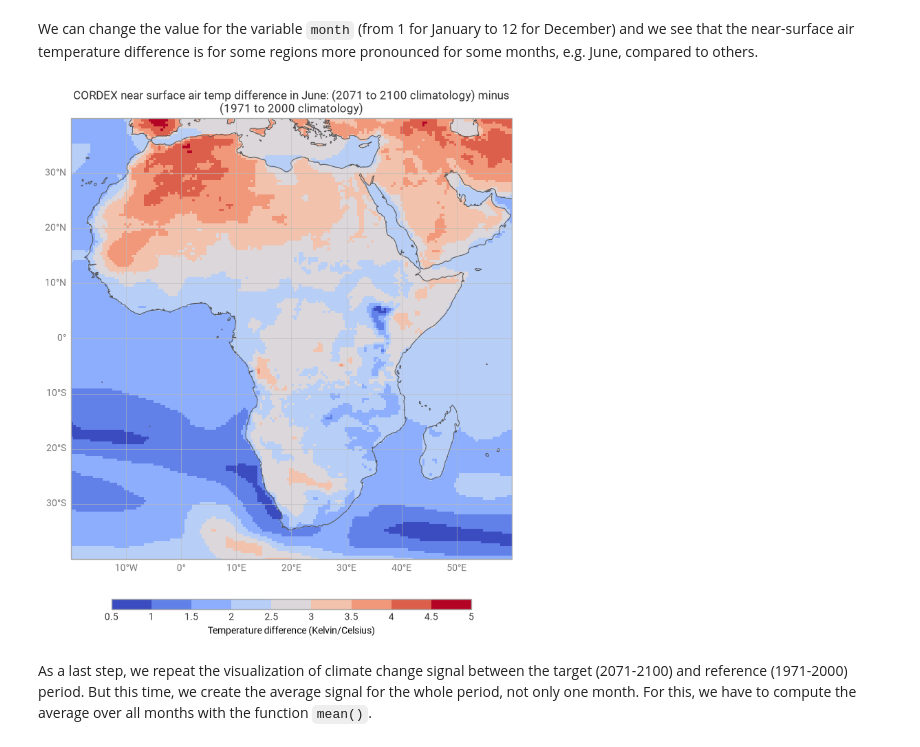
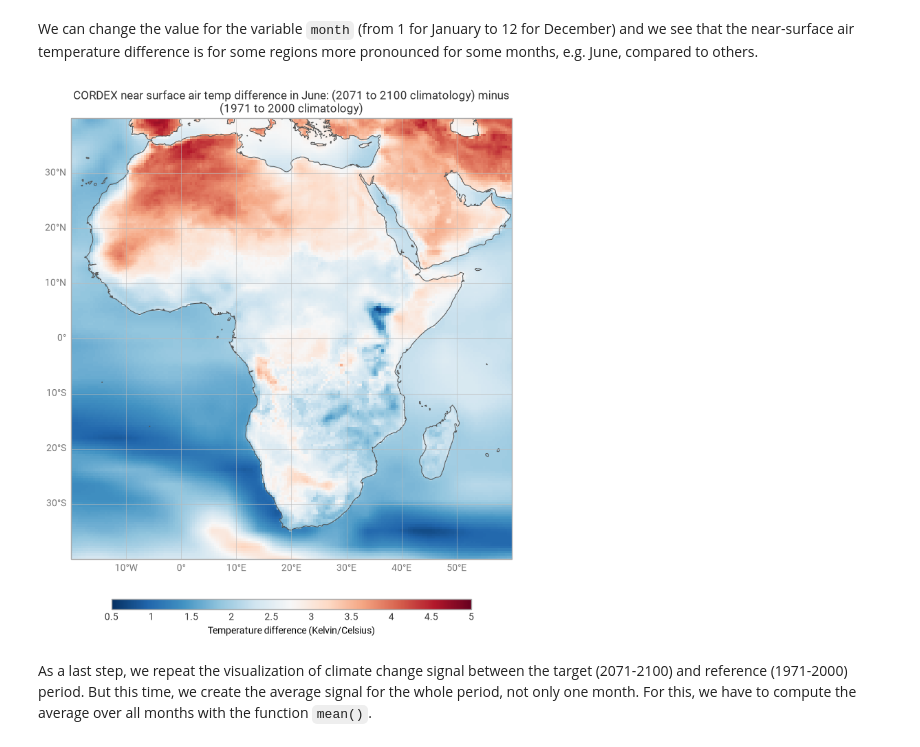
Before and after one commit to justbia/c3s-training-submodule-projections, a Jupyter notebook: projections-cordex.ipynb, the cells around one changed output. Saved outputs shown, nothing was run; the diff lists cells and outputs as text; code cells hidden in the pictures.

Commit message:
Fixing plot

```diff
--- a/projections-cordex.ipynb
+++ b/projections-cordex.ipynb
@@ -369,20 +369,20 @@ We can change the value for the variable `month` (from 1 for January to 12 for D
 # %%
 month = 6
 
-diff_style = ekp.Style(colors="coolwarm", units="°C")
+style = ekp.Style(colors="RdBu_r", vmin=0.5, vmax=5, units="°C")
 
 chart = ekp.Map(domain=[-20, 60, -40, 40])
-chart.pcolormesh(tas_difference_climatology.sel(month=month), style=diff_style)
+chart.pcolormesh(tas_difference_climatology.sel(month=month), style=style)
 chart.coastlines()
 chart.gridlines()
 chart.title(
     f"CORDEX near surface air temp difference in {calendar.month_name[month]}: "
     "(2071 to 2100 climatology) minus (1971 to 2000 climatology)"
 )
 chart.legend(label="Temperature difference (Kelvin/Celsius)")
 chart.show()
 # %% [output]
-[figure, old version]
+[figure, new version]
 # %% [markdown]
 As a last step, we repeat the visualization of climate change signal between the target (2071-2100) and reference (1971-2000) period. But this time, we create the average signal for the whole period, not only one month. For this, we have to compute the average over all months with the function `mean()`.
 # %%
```
Also changed, not shown: parts of 1 cell of this notebook.
